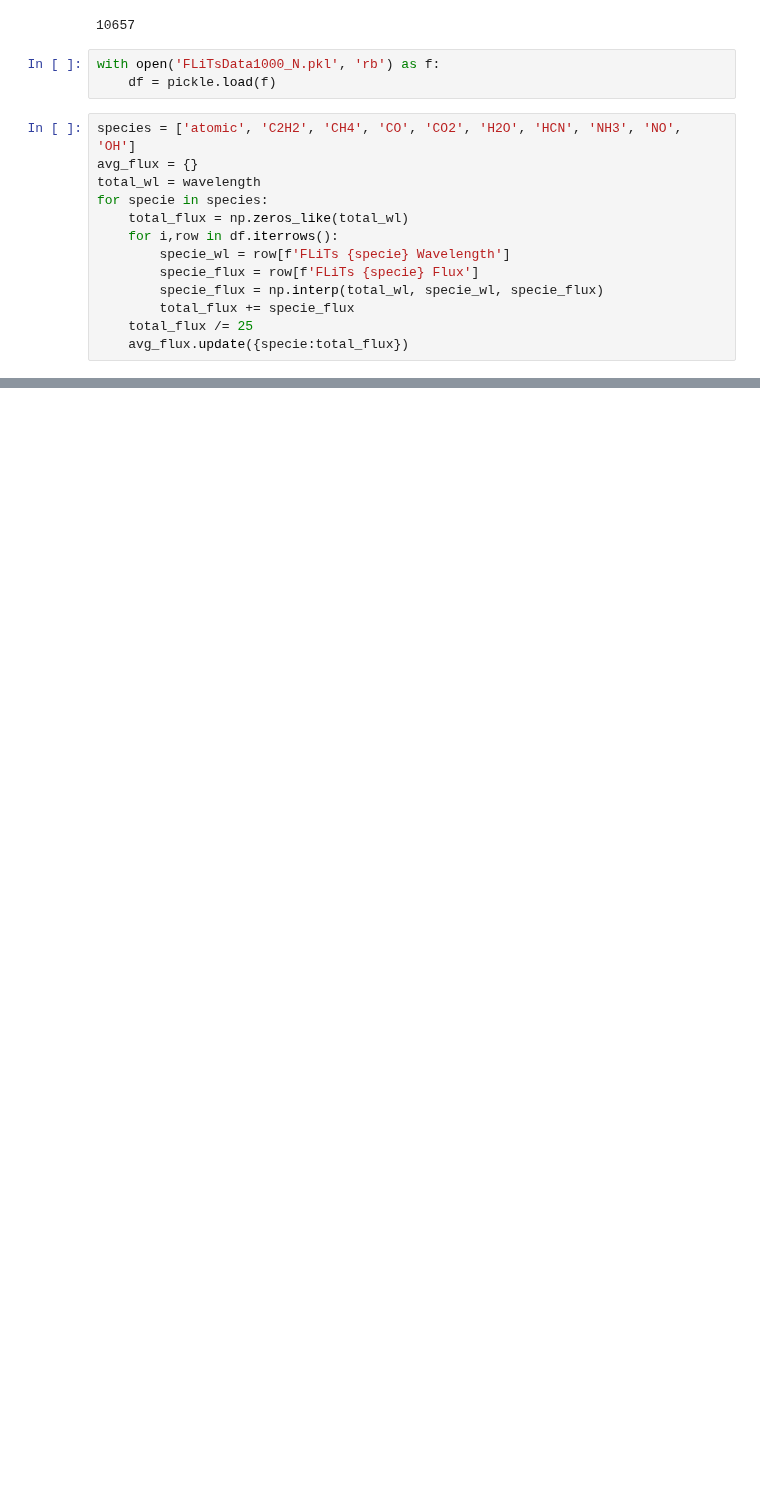
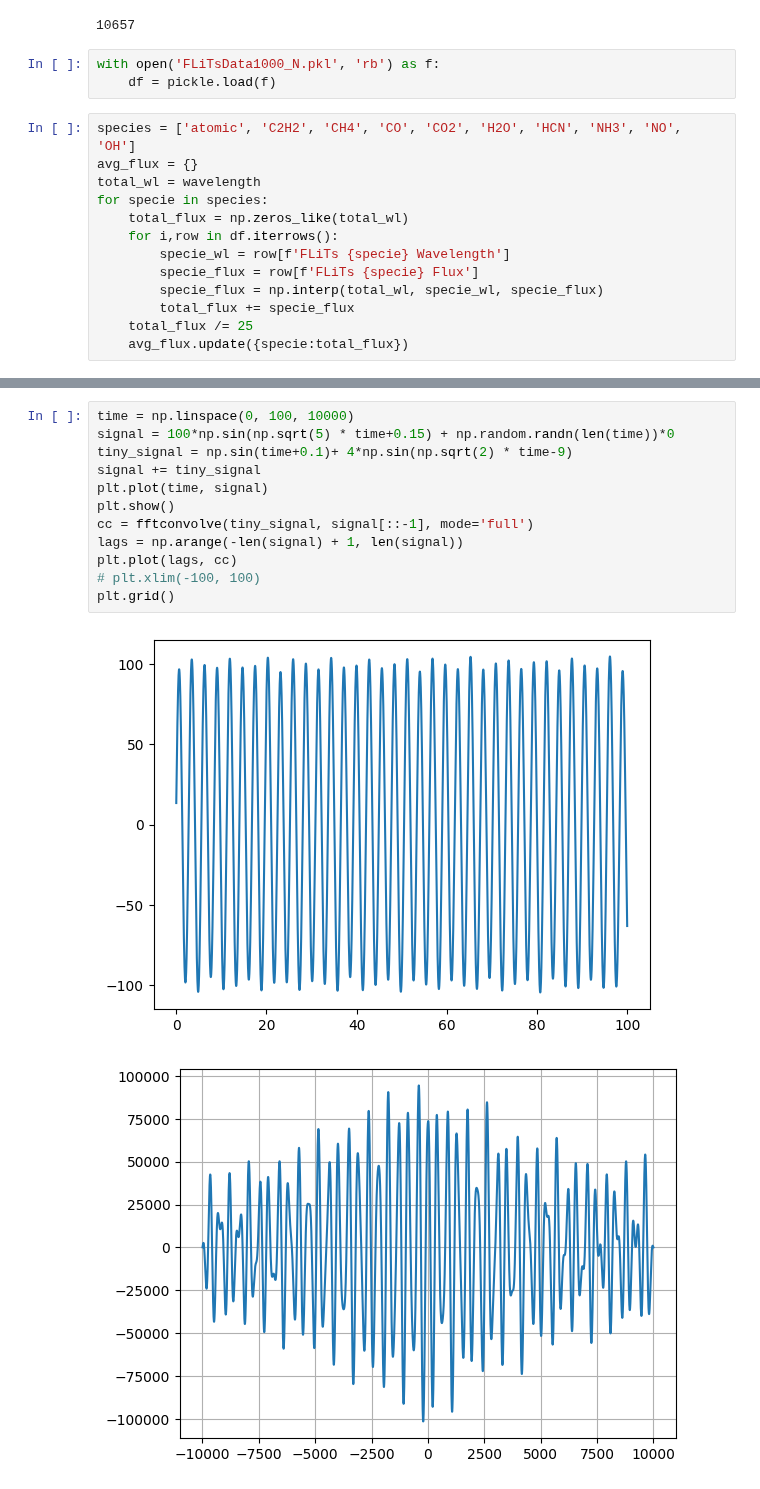
Before and after one commit to nielsklerk/BRP, a Jupyter notebook: RealData.ipynb, the cells around one changed output, grey strips where cells are left out. Drawn from its saved outputs; the diff is of its cells as text; blank space fills up the shorter version.

```diff
--- a/RealData.ipynb
+++ b/RealData.ipynb
@@ -137,0 +165,15 @@ plt.show()
+# %%
+time = np.linspace(0, 100, 10000)
+signal = 100*np.sin(np.sqrt(5) * time+0.15) + np.random.randn(len(time))*0
+tiny_signal = np.sin(time+0.1)+ 4*np.sin(np.sqrt(2) * time-9)
+signal += tiny_signal
+plt.plot(time, signal)
+plt.show()
+cc = fftconvolve(tiny_signal, signal[::-1], mode='full')
+lags = np.arange(-len(signal) + 1, len(signal))
+plt.plot(lags, cc)
+# plt.xlim(-100, 100)
+plt.grid()
+# %% [output]
+[figure, added]
+[figure, added]
```
Also changed, not shown: parts of 7 cells of this notebook, 1 other file.
